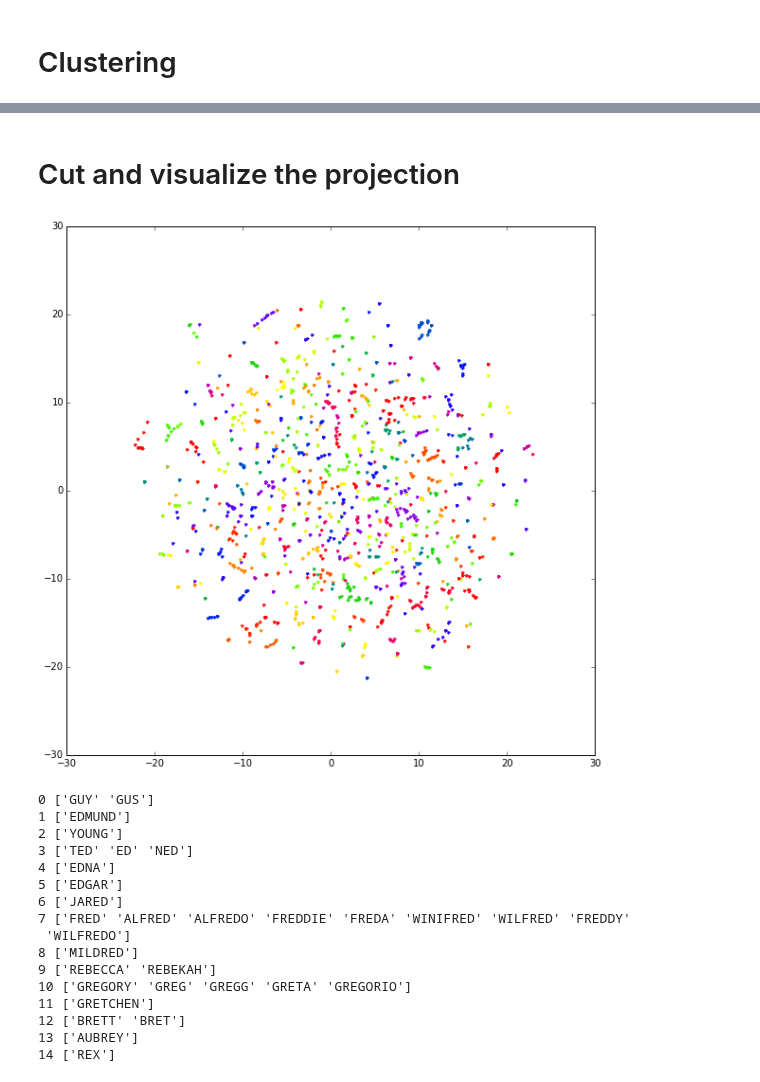
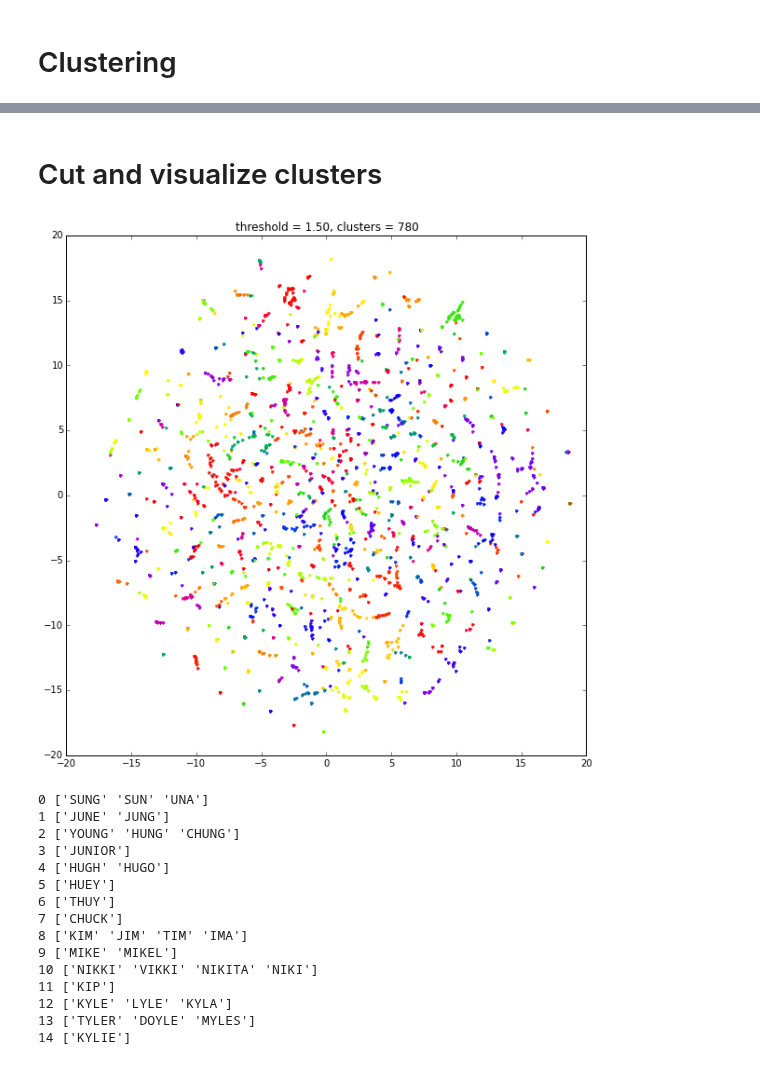
Before and after one commit to glouppe/notebooks, a Jupyter notebook: Clustering personal names.ipynb, the cells around one changed output, grey strips where cells are left out. Cells and saved outputs as stored; diff of their text form; code cells hidden in the pictures.

```diff
--- a/Clustering personal names.ipynb
+++ b/Clustering personal names.ipynb
@@ -12,6 +14,4 @@ import pandas as pd
 # %%
-n_samples = 1500
-!wget http://deron.meranda.us/data/census-derived-all-first.txt
+n_samples = 2500
 data = pd.read_csv("census-derived-all-first.txt", delimiter="\s+", header=None)
-data = np.array(data[0].values.ravel(), dtype=np.str)
-data = data[:n_samples]
+data = np.array(data[0].values.ravel()[:n_samples], dtype=np.str)
@@ -70,5 +59,5 @@ plt.matshow(X_aff, cmap=plt.cm.Reds)
 # %% [markdown]
-# Cut and visualize the projection
+# Cut and visualize clusters
 # %%
 from sklearn.manifold import TSNE
 
@@ -77,40 +66,41 @@ coords = model.fit_transform(X)
 # %%
 from ipywidgets import interact
 from ipywidgets import FloatSlider
 
 @interact(threshold=FloatSlider(min=0.0, max=clustering.linkage_[-1, 2], value=1.5, step=0.01))
 def plot_clusters(threshold=1.5):
+    clustering.set_params(threshold=threshold)
     clustering.set_params(n_clusters=None)
-    clustering.set_params(threshold=threshold)
     labels = clustering.labels_
     n_labels = len(np.unique(labels))
 
     cm = plt.get_cmap("prism")
     colors =  (cm(1. * i / n_labels) for i in range(n_labels))
+
     plt.figure()
+    plt.title("threshold = %.2f, clusters = %d" % (threshold, n_labels))
 
     for k, c in zip(np.unique(labels), colors):
         plt.plot(coords[labels == k, 0], coords[labels == k, 1], '.', label=k, color=c)
 
     plt.show()
 
     for i in range(min(n_labels, 15)):
         print(i, data[labels == i])
 # %% [output]
-[figure, old version]
+[figure, new version]
-0 ['GUY' 'GUS']
-1 ['EDMUND']
-2 ['YOUNG']
-3 ['TED' 'ED' 'NED']
-4 ['EDNA']
-5 ['EDGAR']
-6 ['JARED']
-7 ['FRED' 'ALFRED' 'ALFREDO' 'FREDDIE' 'FREDA' 'WINIFRED' 'WILFRED' 'FREDDY'
- 'WILFREDO']
-8 ['MILDRED']
-9 ['REBECCA' 'REBEKAH']
-10 ['GREGORY' 'GREG' 'GREGG' 'GRETA' 'GREGORIO']
-11 ['GRETCHEN']
-12 ['BRETT' 'BRET']
-13 ['AUBREY']
-14 ['REX']
+0 ['SUNG' 'SUN' 'UNA']
+1 ['JUNE' 'JUNG']
+2 ['YOUNG' 'HUNG' 'CHUNG']
+3 ['JUNIOR']
+4 ['HUGH' 'HUGO']
+5 ['HUEY']
+6 ['THUY']
+7 ['CHUCK']
+8 ['KIM' 'JIM' 'TIM' 'IMA']
+9 ['MIKE' 'MIKEL']
+10 ['NIKKI' 'VIKKI' 'NIKITA' 'NIKI']
+11 ['KIP']
+12 ['KYLE' 'LYLE' 'KYLA']
+13 ['TYLER' 'DOYLE' 'MYLES']
+14 ['KYLIE']
```
Also changed, not shown: parts of 4 cells of this notebook.
